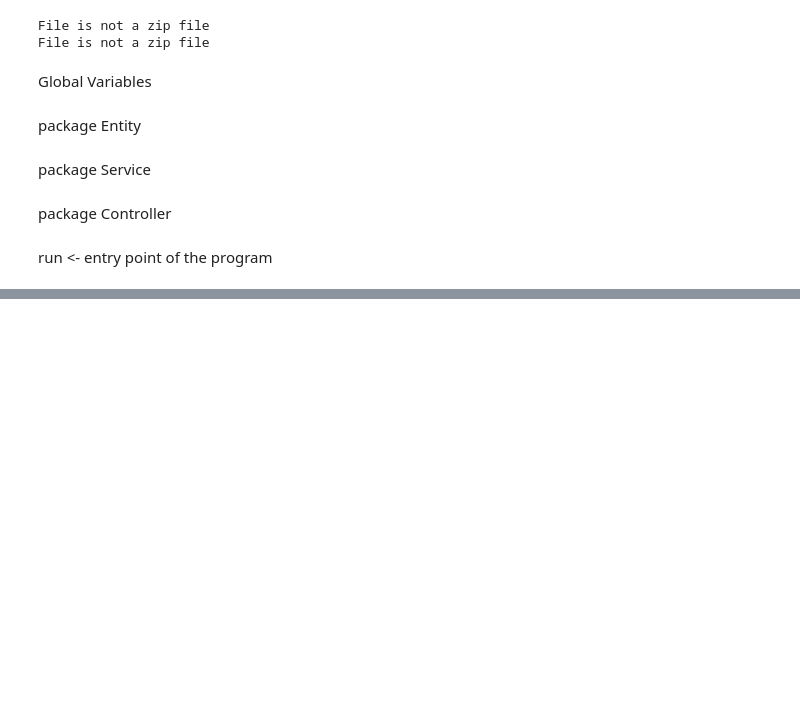
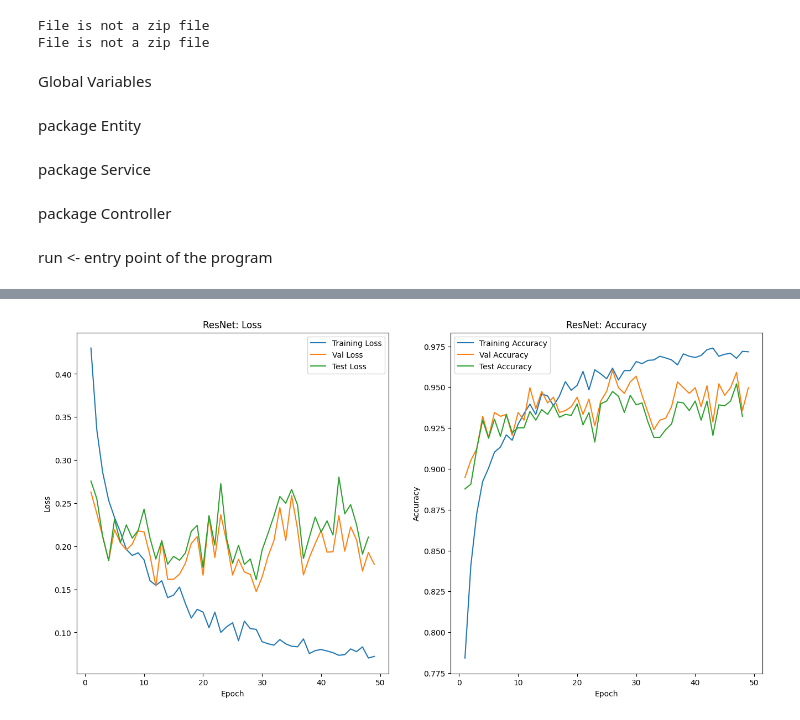
Before and after one commit to kaixinrongzi/SaintGeorgeClassify, a Jupyter notebook: SaintGeorgeClassify.ipynb, the cells around one changed output, grey strips where cells are left out. Drawn from its saved outputs; the diff is of its cells as text; code cells hidden in the pictures; blank space fills up the shorter version.

```diff
--- a/SaintGeorgeClassify.ipynb
+++ b/SaintGeorgeClassify.ipynb
@@ -26,8 +27,8 @@ Requirement already satisfied: PySocks!=1.5.7,>=1.5.6 in /usr/local/lib/python3.
 # %%
 import os
 
-# WORKSPACE = '/content/drive/MyDrive/SaintGeorgeClassify'
-WORKSPACE = 'SaintGeorgeClassify'
+WORKSPACE = '/content/drive/MyDrive/SaintGeorgeClassify'
+# WORKSPACE = 'SaintGeorgeClassify'
 
 os.makedirs(WORKSPACE, exist_ok=True)
 # %%
@@ -94,7 +95,7 @@ POSITIVE_DIR = os.path.join(DATA_DIR, 'georges')
 POSITIVE_DIR = os.path.join(DATA_DIR, 'non_georges')
 RESULTS_DIR = os.path.join(WORKSPACE, "results")
 MISCLASSIFIED_DIR = os.path.join(RESULTS_DIR, "misclassified")
-LOG_PATH = os.path.join(RESULTS_DIR, "models_test_results.log")
+LOG_PATH = os.path.join(RESULTS_DIR, "training_logs.log")
 # %%
  # make dirs
 from pathlib import Path
@@ -117,7 +118,7 @@ from torch.utils.data import DataLoader, Dataset
 
 # 1. Data loading and Preprocessing
 class CustomDataset(Dataset):
-    def __init__(self, image_dir:str):
+    def __init__(self, image_dir:str, transform=None):
         self.image_dir = image_dir
         self.image_paths = []
         self.labels = []
@@ -125,10 +126,10 @@ class CustomDataset(Dataset):
         self.class_names = ['georges', 'non_georges']
         self.class_to_label = {'georges' : 1,
                                'non_georges' : 0}
+        self.transform = transform
 
         for class_name in self.class_names:
             class_dir = os.path.join(image_dir, class_name)
-            print("class_dir=" + class_dir)
             for image_name in os.listdir(class_dir):
                 image_path = os.path.join(class_dir, image_name)
                 self.image_paths.append(image_path)
@@ -142,6 +143,9 @@ class CustomDataset(Dataset):
         image_path = self.image_paths[idx]
         image = Image.open(image_path).convert('RGB')  # Ensure consistent color format
         label = self.labels[idx]
+
+        if self.transform:
+           image = self.transform(image)
 
         return image, label, image_path
 
@@ -543,10 +557,3 @@ class SaintGeorgeClassify:
         # optimizer = Adam(model.parameters(), lr=0.001)
 # %% [markdown]
 run <- entry point of the program
-# %%
-saint_george_classifier = SaintGeorgeClassify()
-
-# current_dir = os.path.dirname(os.path.abspath(__file__))
-# path = Path(current_dir).resolve().parent.resolve()
-
-saint_george_classifier.run(DATA_DIR, 20)
@@ -606,0 +560,39 @@ AdamW, lr=0.001, weight_decay=1e-06: Epoch 9, Validation accuracy: 0.67017543859
+# %%
+# Select models
+import torchvision.models as models
+from torchvision.models import ResNet34_Weights
+from torchvision.models import EfficientNet_B0_Weights
+from torchvision.models import ViT_B_16_Weights
+
+# Select models
+resnet34= models.resnet34(weights=ResNet34_Weights.DEFAULT)
+resnet34.fc = nn.Sequential(
+            nn.Linear(resnet34.fc.in_features, 2), # Binary classification: output size = 1
+            nn.Sigmoid()    # Sigmoid activation
+            )
+
+resnext50 = models.resnext50_32x4d(pretrained=True)
+resnext50.fc = nn.Linear(resnext50.fc.in_features, 2)
+
+models = [resnet34, resnext50]
+
+# Select hyperparameters
+learning_rate = 0.0001
+weight_decay = 1e-6
+beta1 = 0.9
+beta2 = 0.99
+
+# set up device
+device = torch.device("cuda:0" if torch.cuda.is_available() else "cpu")
+
+# Train Models
+for model in models:
+   # select optimizer
+   model_copy = copy.deepcopy(model)
+   print(model_copy.__class__.__name__)
+   model_copy.to(device)
+   optimizer = optim.AdamW(model_copy.parameters(), lr=learning_rate, weight_decay=weight_decay, betas=(beta1, beta2), eps=1e-8, amsgrad=False)
+   # train the model
+   saint_george_classifier = SaintGeorgeClassify(model_copy, optimizer)
+   saint_george_classifier.run(DATA_DIR, 100)
+# %% [output]
@@ -606,0 +616 @@ AdamW, lr=0.001, weight_decay=1e-06: Epoch 9, Validation accuracy: 0.67017543859
+[figure, added]
```
Also changed, not shown: parts of 8 cells of this notebook.
